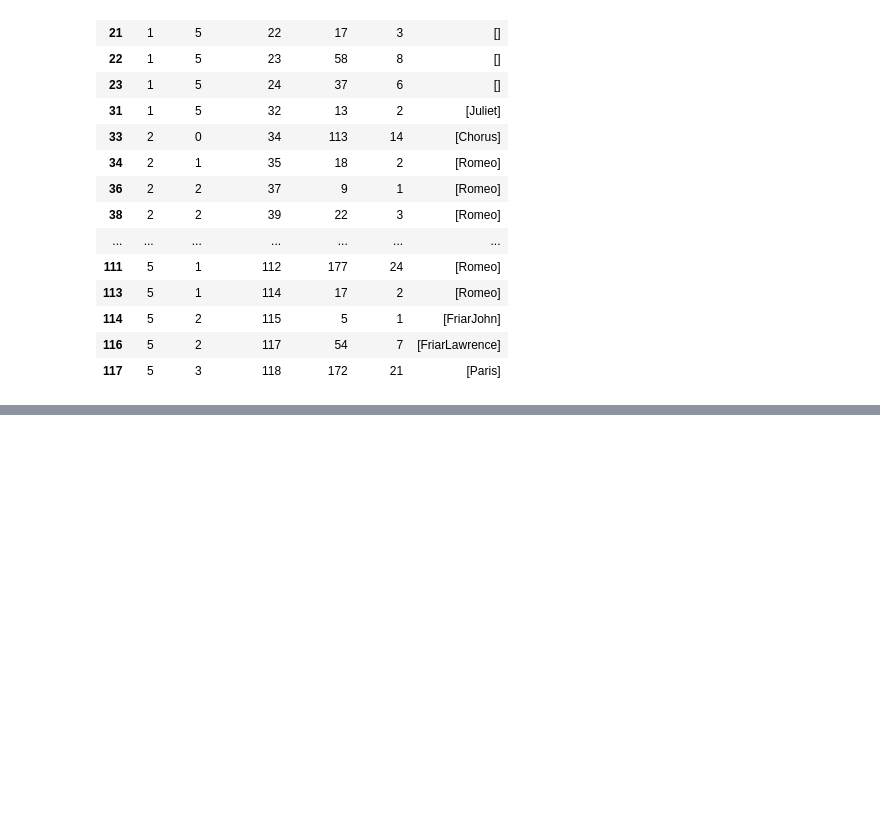
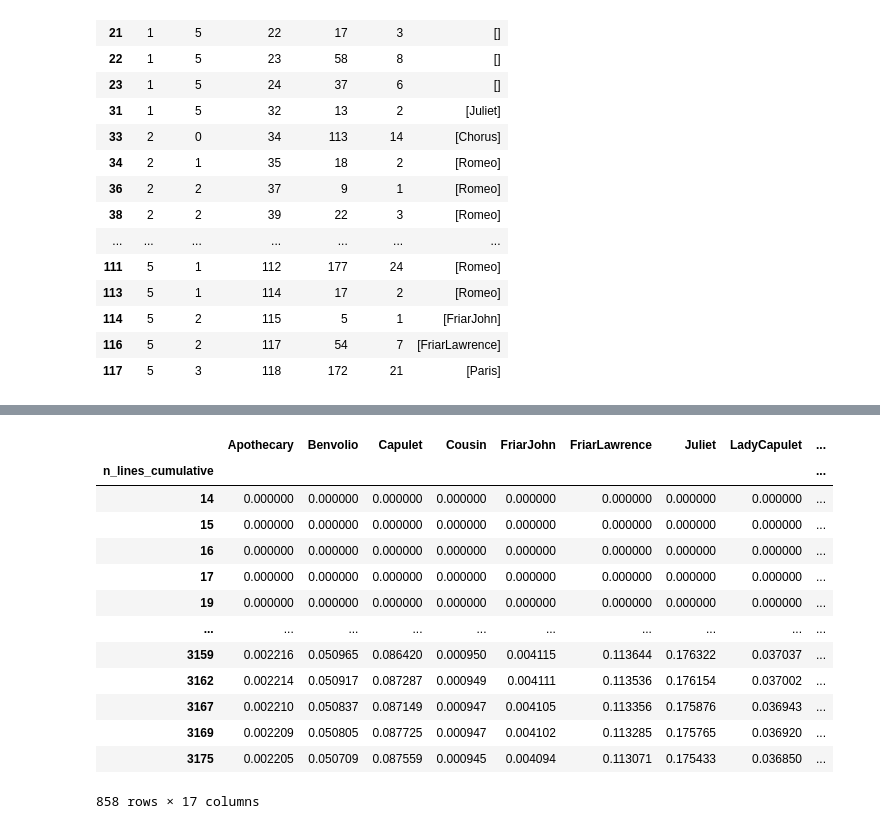
Before and after one commit to hyperbard/hyperbard, a Jupyter notebook: notebooks/romeo_and_juliet.ipynb, the cells around one changed output, grey strips where cells are left out. Cells and saved outputs as stored; diff of their text form; code cells hidden in the pictures; blank space fills up the shorter version.

```diff
--- a/notebooks/romeo_and_juliet.ipynb
+++ b/notebooks/romeo_and_juliet.ipynb
@@ -706,0 +736,4 @@ hg_group_mw_edges = hg_group_mw_edges[hg_group_mw_edges.onstage.map(lambda x:len
+# %%
+hg_speech_mwd_exploded_speaker = hg_speech_mwd.explode("speaker")
+# %%
+speaker_df = pd.DataFrame(index=sorted({elem for sublist in hg_speech_mwd.speaker for elem in sublist}), columns=hg_speech_mwd.n_lines_cumulative)
@@ -706,0 +756,17 @@ hg_group_mw_edges = hg_group_mw_edges[hg_group_mw_edges.onstage.map(lambda x:len
+# %%
+transformed_df
+# %% [output]
+|  | Apothecary | Benvolio | Capulet | Cousin | FriarJohn | FriarLawrence | Juliet | LadyCapulet | ... |
+| n_lines_cumulative |  |  |  |  |  |  |  |  | ... |
+| 14 | 0.000000 | 0.000000 | 0.000000 | 0.000000 | 0.000000 | 0.000000 | 0.000000 | 0.000000 | ... |
+| 15 | 0.000000 | 0.000000 | 0.000000 | 0.000000 | 0.000000 | 0.000000 | 0.000000 | 0.000000 | ... |
+| 16 | 0.000000 | 0.000000 | 0.000000 | 0.000000 | 0.000000 | 0.000000 | 0.000000 | 0.000000 | ... |
+| 17 | 0.000000 | 0.000000 | 0.000000 | 0.000000 | 0.000000 | 0.000000 | 0.000000 | 0.000000 | ... |
+| 19 | 0.000000 | 0.000000 | 0.000000 | 0.000000 | 0.000000 | 0.000000 | 0.000000 | 0.000000 | ... |
+| ... | ... | ... | ... | ... | ... | ... | ... | ... | ... |
+| 3159 | 0.002216 | 0.050965 | 0.086420 | 0.000950 | 0.004115 | 0.113644 | 0.176322 | 0.037037 | ... |
+| 3162 | 0.002214 | 0.050917 | 0.087287 | 0.000949 | 0.004111 | 0.113536 | 0.176154 | 0.037002 | ... |
+| 3167 | 0.002210 | 0.050837 | 0.087149 | 0.000947 | 0.004105 | 0.113356 | 0.175876 | 0.036943 | ... |
+| 3169 | 0.002209 | 0.050805 | 0.087725 | 0.000947 | 0.004102 | 0.113285 | 0.175765 | 0.036920 | ... |
+| 3175 | 0.002205 | 0.050709 | 0.087559 | 0.000945 | 0.004094 | 0.113071 | 0.175433 | 0.036850 | ... |
+858 rows × 17 columns
```
Also changed, not shown: parts of 10 cells of this notebook.
